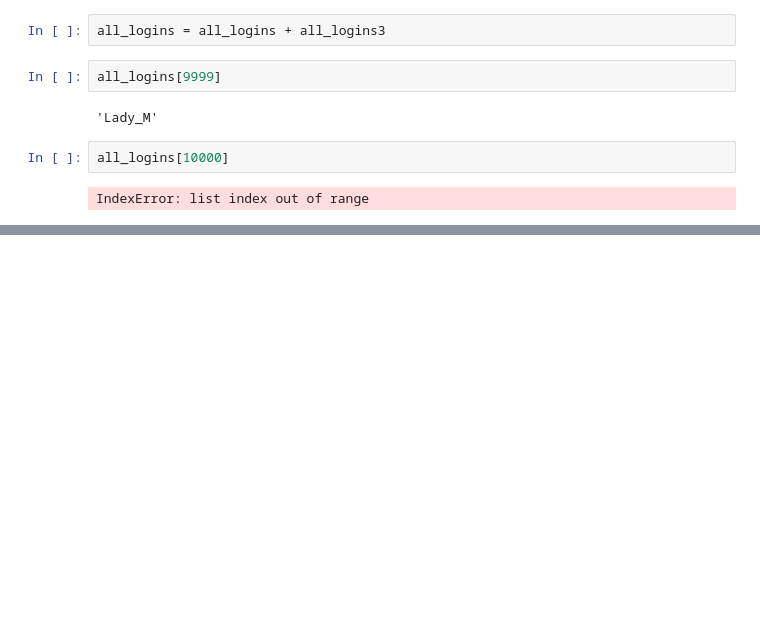
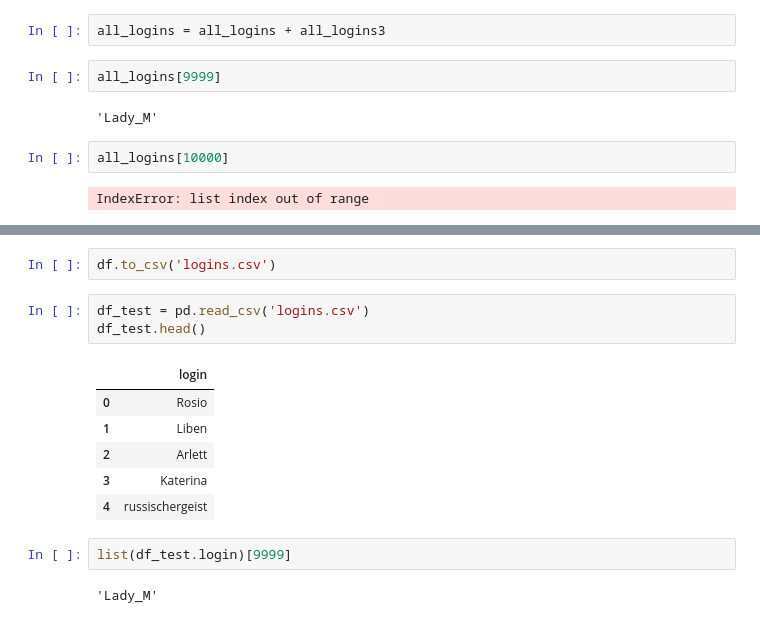
Before and after one commit to vozmo/TS-Project-1-sem, a Jupyter notebook: LoginsParsing.ipynb, the cells around one changed output, grey strips where cells are left out. Drawn from its saved outputs; the diff is of its cells as text; blank space fills up the shorter version.

```diff
--- a/LoginsParsing.ipynb
+++ b/LoginsParsing.ipynb
@@ -105,0 +130,16 @@ IndexError: list index out of range
+# %%
+df.to_csv('logins.csv')
+# %%
+df_test = pd.read_csv('logins.csv')
+df_test.head()
+# %% [output]
+|  | login |
+| 0 | Rosio |
+| 1 | Liben |
+| 2 | Arlett |
+| 3 | Katerina |
+| 4 | russischergeist |
+# %%
+list(df_test.login)[9999]
+# %% [output]
+'Lady_M'
```
Also changed, not shown: parts of 2 cells of this notebook, 1 other file.
